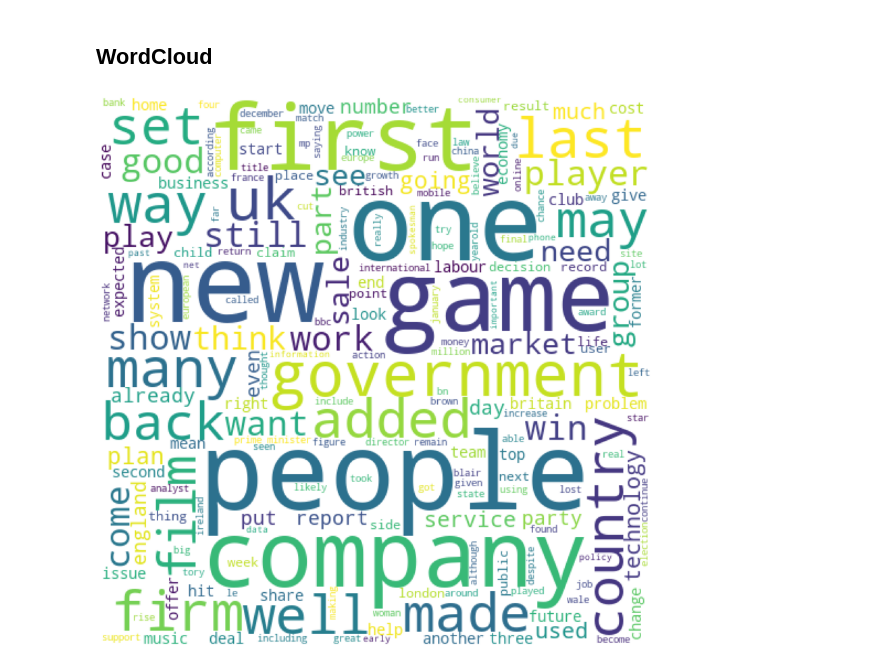
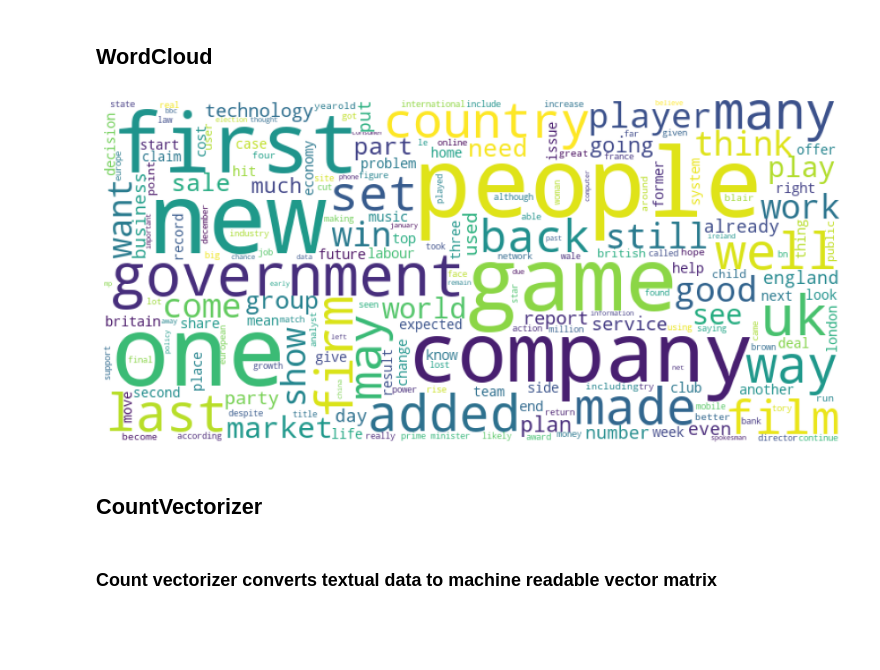
Before and after one commit to Prasad-Khedkar/Topic_Modelling_on_News_Articles, a Jupyter notebook: Topic_Modelling_on_News_Articles.ipynb, the cells around one changed output. Cells and saved outputs as stored; diff of their text form; code cells hidden in the pictures; blank space fills up the shorter version.

```diff
--- a/Topic_Modelling_on_News_Articles.ipynb
+++ b/Topic_Modelling_on_News_Articles.ipynb
@@ -27,7 +47,7 @@ topics = []
 Themes = ['business','entertainment','politics','sport','tech']  ## News themes
 # %%
 for x in Themes:                                                                 ## For every item in Themes
-    all_txt_files=os.listdir(path+x)                                             ## List all files present in given directory
+    all_txt_files=sorted(os.listdir(path+x))                                     ## List all files present in given directory in sorted order
     for files in all_txt_files:                                                  ## For every item in txt_files
         txt_path=path + x + '/' + files                                          ## specifying exact path of every text news file
         with open(txt_path,'rb') as f:                                           ## open a text file
@@ -405,9 +425,13 @@ str
 ## WordCloud
 # %%
 plt.figure(figsize = (15,15))
-word_cloud = WordCloud(width= 500 , height= 500 ,background_color ='white',  max_font_size=100).generate(dall_news)
+word_cloud = WordCloud(width= 750 , height= 350 ,background_color ='white',  max_font_size=100).generate(dall_news)
 plt.imshow(word_cloud)
 plt.axis('off')
 plt.show()
 # %% [output]
-[figure, old version]
+[figure, new version]
+# %% [markdown]
+## **CountVectorizer**
+# %% [markdown]
+### Count vectorizer converts textual data to machine readable vector matrix
```
Also changed, not shown: parts of 56 cells of this notebook.
